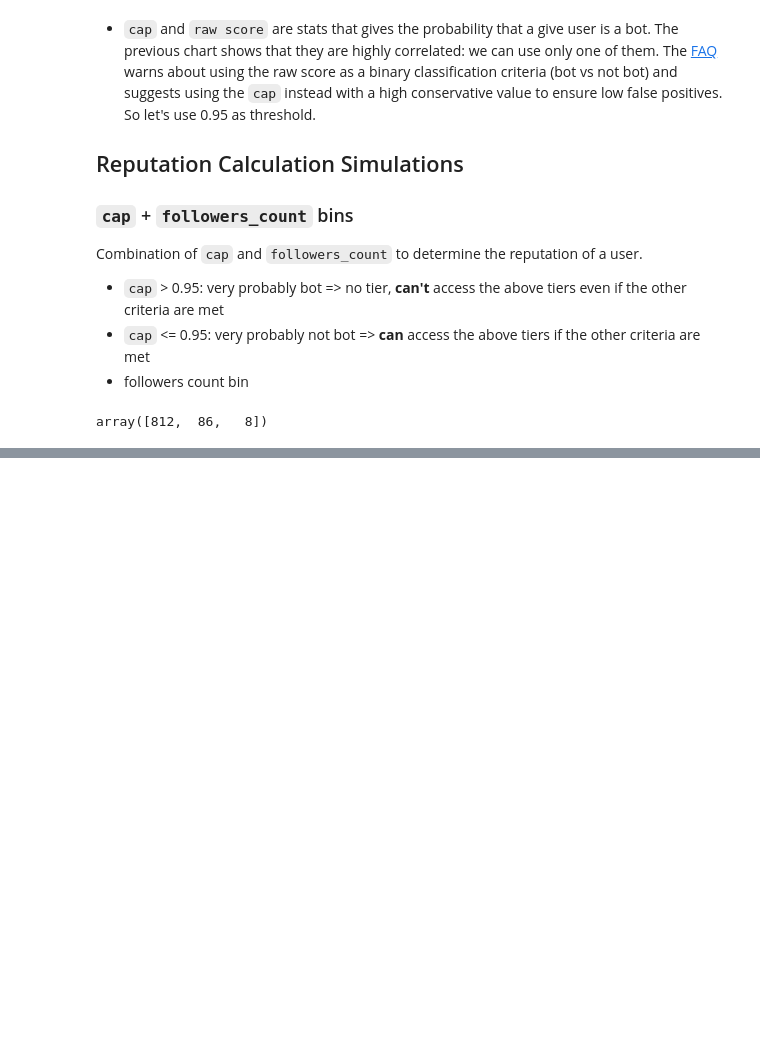
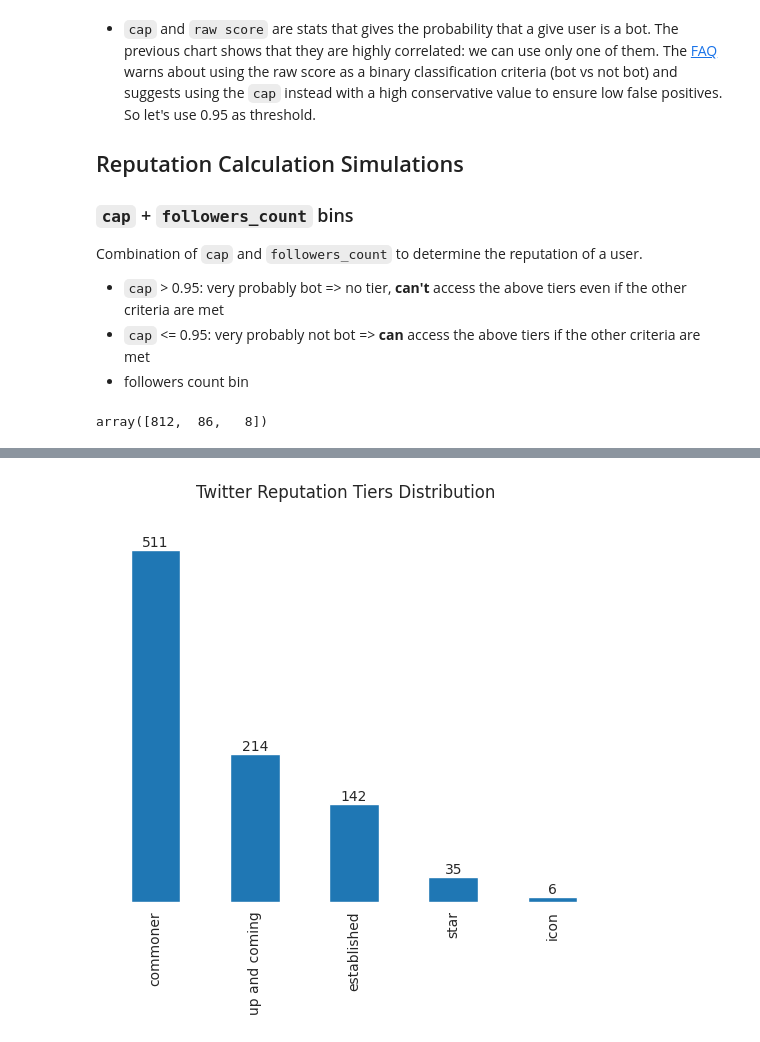
Before and after one commit to interep-project/interep-groups-eda, a Jupyter notebook: notebooks/twitter.ipynb, the cells around one changed output, grey strips where cells are left out. Drawn from its saved outputs; the diff is of its cells as text; code cells hidden in the pictures; blank space fills up the shorter version.

```diff
--- a/notebooks/twitter.ipynb
+++ b/notebooks/twitter.ipynb
@@ -141,0 +154,30 @@ fig2.savefig('../plots/twitter/twitter_reputation_sims.png', bbox_inches='tight'
+# %%
+BINS = [(0, 100), (100, 1000), (1000, 10000), (10000, 100000),
+         (100000, df['followers_count'].max() + 1)]
+
+def rep_func_final(followers, cap_universal, verified):
+    if cap_universal >= 0.95:
+        return TIERS[0]
+
+    followers_bin = get_bin(followers, BINS)
+    return TIERS[max(followers_bin, 2)] if verified else TIERS[followers_bin]
+
+df['reputation_final'] = df.apply(lambda x: rep_func_final(x['followers_count'], x['cap_universal'], x['verified'])['name'], axis=1)
+
+fig_final = plt.figure()
+fig_final.suptitle('Twitter Reputation Tiers Distribution')
+
+ax = fig_final.add_subplot(1, 1, 1)
+ax.axes.get_yaxis().set_visible(False)
+ax.bar_label(df[f'reputation_final'].value_counts().plot.bar(ax=ax).containers[0])
+ax.spines['top'].set_visible(False)
+ax.spines['right'].set_visible(False)
+ax.spines['bottom'].set_visible(False)
+ax.spines['left'].set_visible(False)
+ax.tick_params(left = False, right = False , labelleft = False, bottom = False)
+
+plt.grid(False)
+plt.show()
+fig_final.savefig('../plots/twitter/reputation_final.png', bbox_inches='tight')
+# %% [output]
+[figure, added]
```
Also changed, not shown: parts of 6 cells of this notebook, 12 other files.
